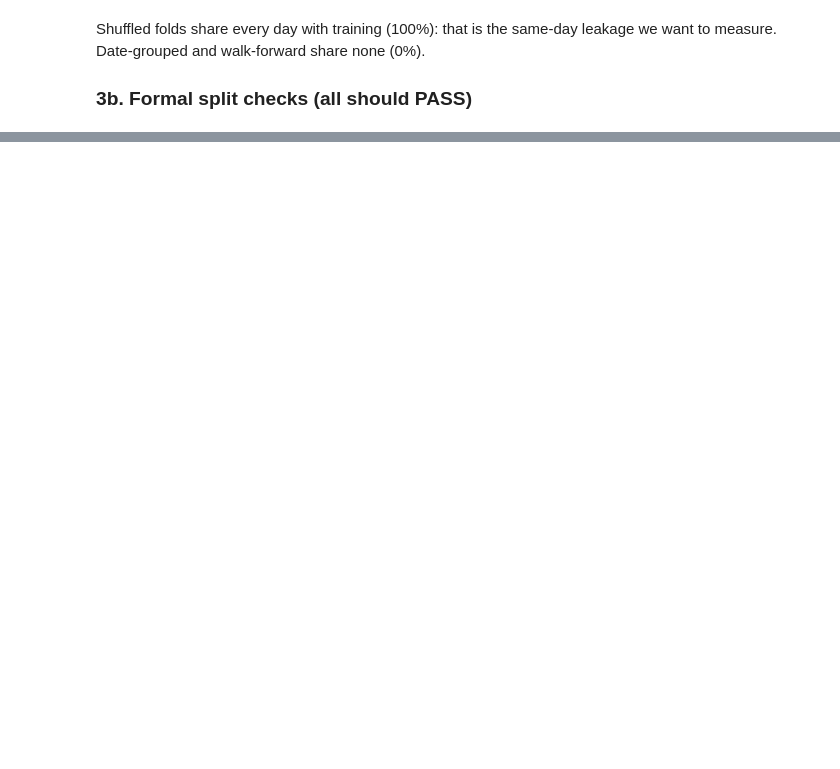
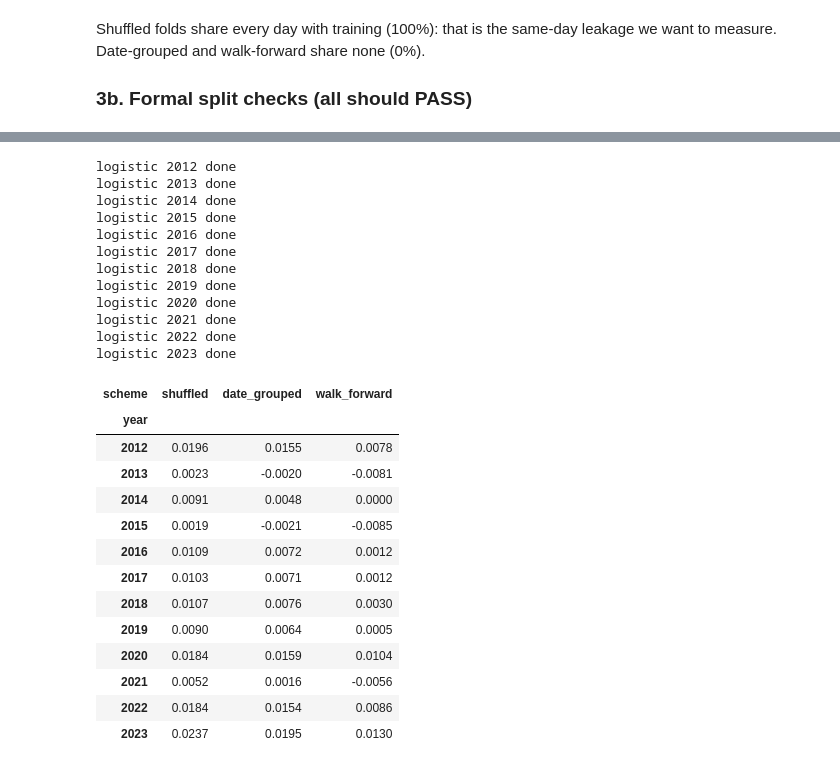
Before and after one commit to wjin2025/ese5420-finalpaper, a Jupyter notebook: analysis.ipynb, the cells around one changed output, grey strips where cells are left out. Cells and saved outputs as stored; diff of their text form; code cells hidden in the pictures; blank space fills up the shorter version.

```diff
--- a/analysis.ipynb
+++ b/analysis.ipynb
@@ -212,0 +259,32 @@ pd.read_csv("results/main.csv")
+# %%
+from src.evaluate import run_years
+
+lr_results = run_years(table, days, boot, 'logistic', make)
+lr_results.pivot(index='year', columns='scheme', values='error')[list(SCHEMES)].round(4)
+# %% [output]
+logistic 2012 done
+logistic 2013 done
+logistic 2014 done
+logistic 2015 done
+logistic 2016 done
+logistic 2017 done
+logistic 2018 done
+logistic 2019 done
+logistic 2020 done
+logistic 2021 done
+logistic 2022 done
+logistic 2023 done
+| scheme | shuffled | date_grouped | walk_forward |
+| year |  |  |  |
+| 2012 | 0.0196 | 0.0155 | 0.0078 |
+| 2013 | 0.0023 | -0.0020 | -0.0081 |
+| 2014 | 0.0091 | 0.0048 | 0.0000 |
+| 2015 | 0.0019 | -0.0021 | -0.0085 |
+| 2016 | 0.0109 | 0.0072 | 0.0012 |
+| 2017 | 0.0103 | 0.0071 | 0.0012 |
+| 2018 | 0.0107 | 0.0076 | 0.0030 |
+| 2019 | 0.0090 | 0.0064 | 0.0005 |
+| 2020 | 0.0184 | 0.0159 | 0.0104 |
+| 2021 | 0.0052 | 0.0016 | -0.0056 |
+| 2022 | 0.0184 | 0.0154 | 0.0086 |
+| 2023 | 0.0237 | 0.0195 | 0.0130 |
```
Also changed, not shown: parts of 20 cells of this notebook, 12 other files.
